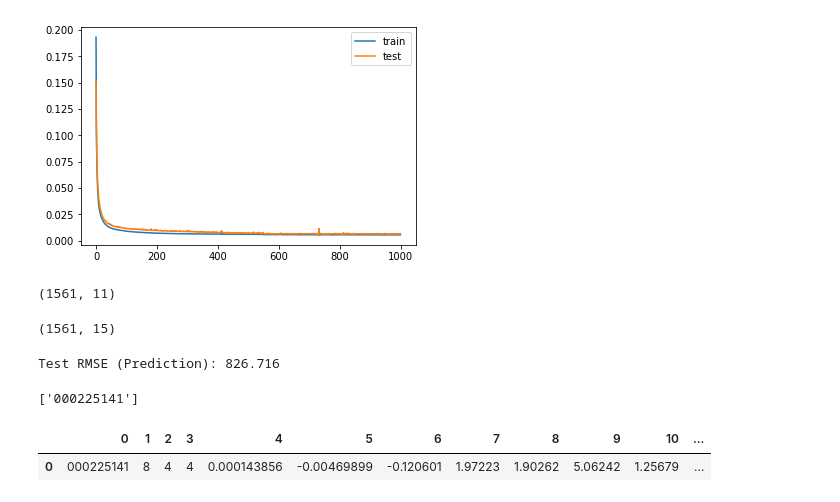
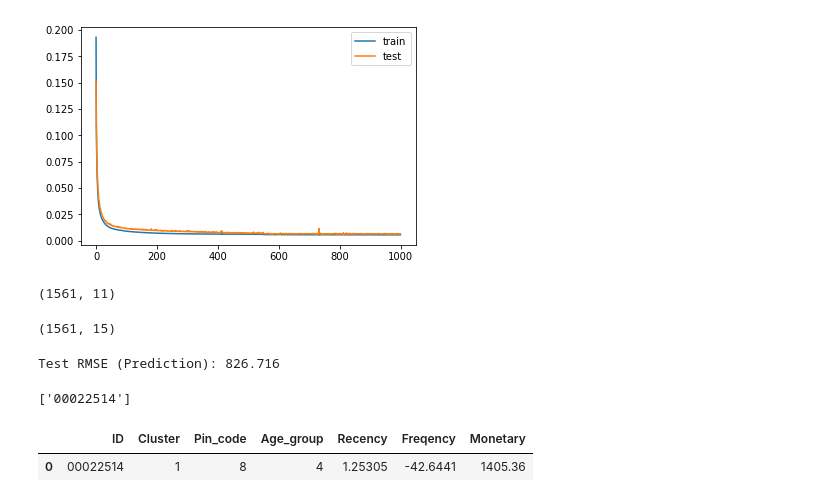
Before and after one commit to pmleffers/Customer_Behavior_Prediction, a Jupyter notebook: Customer_Behavior_Prediction.ipynb, the cells around one changed output. Drawn from its saved outputs; the diff is of its cells as text; code cells hidden in the pictures.

```diff
--- a/Customer_Behavior_Prediction.ipynb
+++ b/Customer_Behavior_Prediction.ipynb
@@ -1137,19 +1137,19 @@ print('Test RMSE (Prediction): %.3f' % rmse)
 Test RMSE (Prediction): 826.716
 # %%
 indexer=21
-transformed_id=[''.join(list(map(str,list(map(int,list(scaler_x.inverse_transform(test_X)[indexer][:-6]))))))]
-cluster=[scaler_x.inverse_transform(test_X)[indexer][-6]]
-pin=[scaler_x.inverse_transform(test_X)[indexer][-5]]
-age=[scaler_x.inverse_transform(test_X)[indexer][-4]]
-prediction=list(scaler_y.inverse_transform(yhat)[:, :][indexer])
+transformed_id=[''.join(list(map(str,list(map(int,list(scaler_x.inverse_transform(test_X)[indexer][:-7]))))))]
+cluster=[scaler_x.inverse_transform(test_X)[indexer][-7]]
+pin=[scaler_x.inverse_transform(test_X)[indexer][-6]]
+age=[scaler_x.inverse_transform(test_X)[indexer][-5]]
+prediction=list(scaler_y.inverse_transform(yhat)[:, -3:][indexer])
 # %%
 transformed_id
 # %% [output]
-['000225141']
+['00022514']
 # %%
 output=pd.DataFrame((transformed_id+cluster+pin+age+prediction)).T.copy()
-#output.columns=['ID','Cluster','Pin_code','Age_group','Recency','Freqency','Monetary']
+output.columns=['ID','Cluster','Pin_code','Age_group','Recency','Freqency','Monetary']
 output
 # %% [output]
-|  | 0 | 1 | 2 | 3 | 4 | 5 | 6 | 7 | 8 | 9 | 10 | ... |
-| 0 | 000225141 | 8 | 4 | 4 | 0.000143856 | -0.00469899 | -0.120601 | 1.97223 | 1.90262 | 5.06242 | 1.25679 | ... |
+|  | ID | Cluster | Pin_code | Age_group | Recency | Freqency | Monetary |
+| 0 | 00022514 | 1 | 8 | 4 | 1.25305 | -42.6441 | 1405.36 |
```
